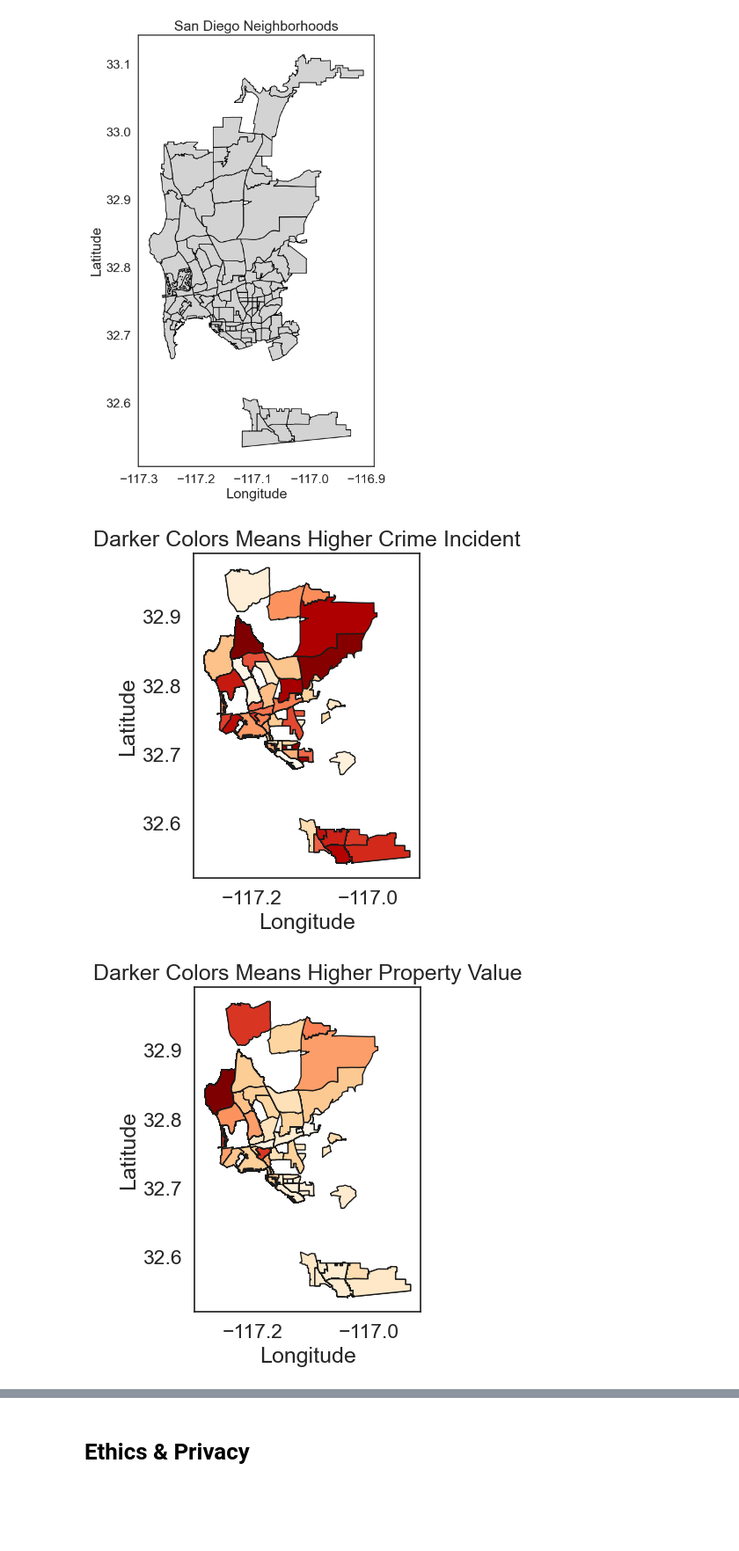
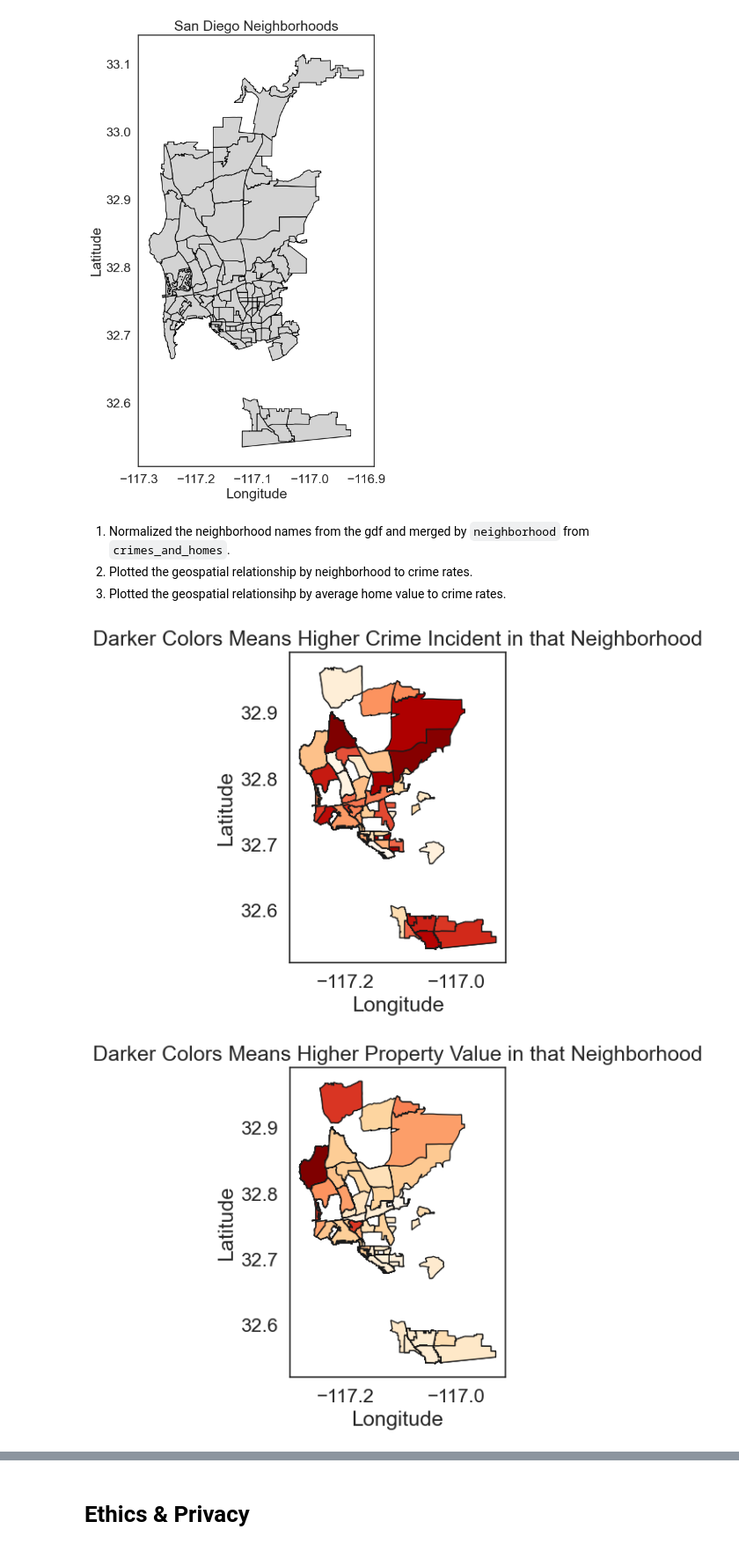
Before and after one commit to eemilycchen/blue-line-trolley, a Jupyter notebook: FinalProject.ipynb, the cells around one changed output, grey strips where cells are left out. Shown at 88% size. Cells and saved outputs as stored; diff of their text form; code cells hidden in the pictures; blank space fills up the shorter version.

Commit message:
cleaned up the code in geospatial explorations

```diff
--- a/FinalProject.ipynb
+++ b/FinalProject.ipynb
@@ -741,19 +727,27 @@ def extract_rows_without_null(df):
-# %%
-gdf = convert_column_to_upper(gdf, "name")
-df = merge_with_gdf(crimes_and_homes, "neighborhood")
-df = extract_rows_without_null(df)
+# %% [markdown]
+1. Normalized the neighborhood names from the gdf and merged by `neighborhood` from `crimes_and_homes`.
+2. Plotted the geospatial relationship by neighborhood to crime rates.
+3. Plotted the geospatial relationsihp by average home value to crime rates.
 # %%
-ax = df.plot(column="name", cmap="OrRd", edgecolor="k")
+gdf['name'] = gdf['name'].str.upper()
+gdf = gdf.merge(crimes_and_homes, left_on="name", right_on="neighborhood", how="left")
+gdf = gdf.dropna(subset=["nibrs_uniq"])
+
+
+ax = gdf.plot(column="name", cmap="OrRd", edgecolor="k")
 ax.set_xlabel('Longitude')
 ax.set_ylabel('Latitude')
-ax.set_title('Darker Colors Means Higher Crime Incident')
+ax.set_title('Darker Colors Means Higher Crime Incident in that Neighborhood')
 plt.show()
-ax = df.plot(column="avg_home_value", cmap="OrRd", edgecolor="k")
+
+
+
+ax = gdf.plot(column="avg_home_value", cmap="OrRd", edgecolor="k")
 ax.set_xlabel('Longitude')
 ax.set_ylabel('Latitude')
-ax.set_title('Darker Colors Means Higher Property Value')
+ax.set_title('Darker Colors Means Higher Property Value in that Neighborhood')
 plt.show()
 # %% [output]
-[figure, old version]
+[figure, new version]
-[figure, old version]
+[figure, new version]
 # %% [markdown]
```
Also changed, not shown: parts of 4 cells of this notebook.
